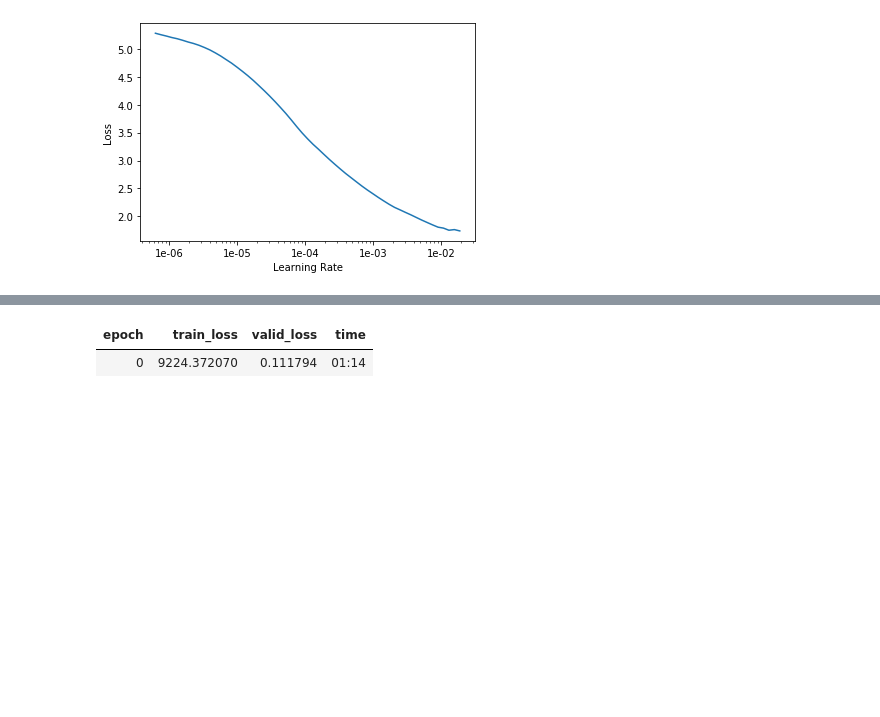
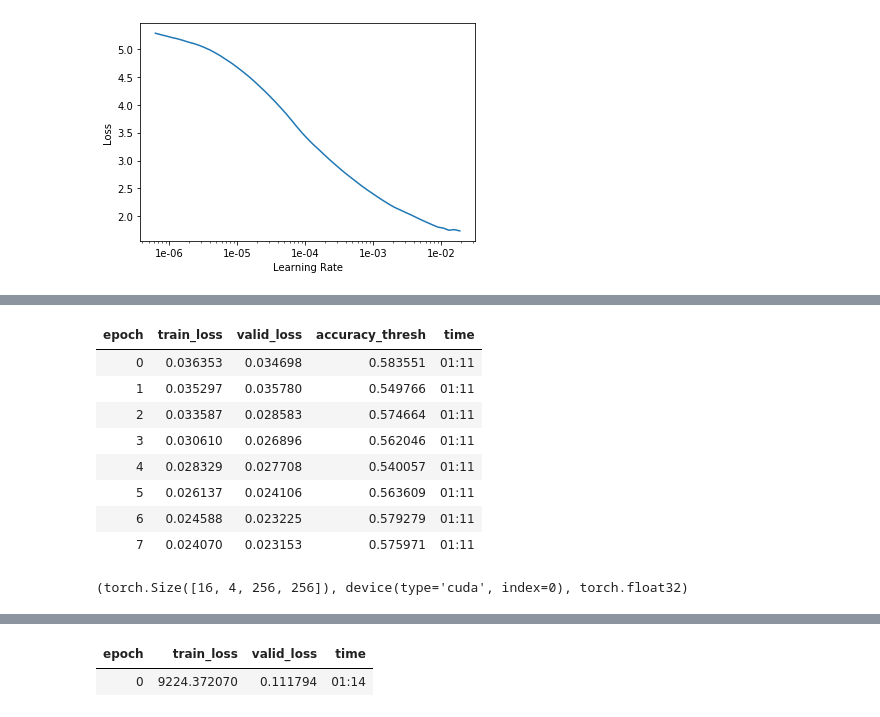
Before and after one commit to unccv/deep_learning_for_computer_vision, a Jupyter notebook: dev/BBC Experiment [Part 4 - Basic Segmentation Bro].ipynb, the cells around one changed output, grey strips where cells are left out. Cells and saved outputs as stored; diff of their text form; code cells hidden in the pictures; blank space fills up the shorter version.

```diff
--- a/dev/BBC Experiment [Part 4 - Basic Segmentation Bro].ipynb
+++ b/dev/BBC Experiment [Part 4 - Basic Segmentation Bro].ipynb
@@ -366,3 +374,3 @@ learn2.recorder.plot()
 # %%
-lr=1e-4
+lr=1e-5
 learn2.fit_one_cycle(4, slice(lr/10, lr))
@@ -368,0 +383,13 @@ learn2.fit_one_cycle(4, slice(lr/10, lr))
+# %%
+lr=1e-5
+learn2.fit_one_cycle(8, slice(lr/10, lr))
+# %% [output]
+| epoch | train_loss | valid_loss | accuracy_thresh | time |
+| 0 | 0.036353 | 0.034698 | 0.583551 | 01:11 |
+| 1 | 0.035297 | 0.035780 | 0.549766 | 01:11 |
+| 2 | 0.033587 | 0.028583 | 0.574664 | 01:11 |
+| 3 | 0.030610 | 0.026896 | 0.562046 | 01:11 |
+| 4 | 0.028329 | 0.027708 | 0.540057 | 01:11 |
+| 5 | 0.026137 | 0.024106 | 0.563609 | 01:11 |
+| 6 | 0.024588 | 0.023225 | 0.579279 | 01:11 |
+| 7 | 0.024070 | 0.023153 | 0.575971 | 01:11 |
@@ -368,0 +408,4 @@ learn2.fit_one_cycle(4, slice(lr/10, lr))
+# %%
+yhat.shape, yhat.device, yhat.dtype
+# %% [output]
+(torch.Size([16, 4, 256, 256]), device(type='cuda', index=0), torch.float32)
```
Also changed, not shown: parts of 15 cells of this notebook, 1 other file.
